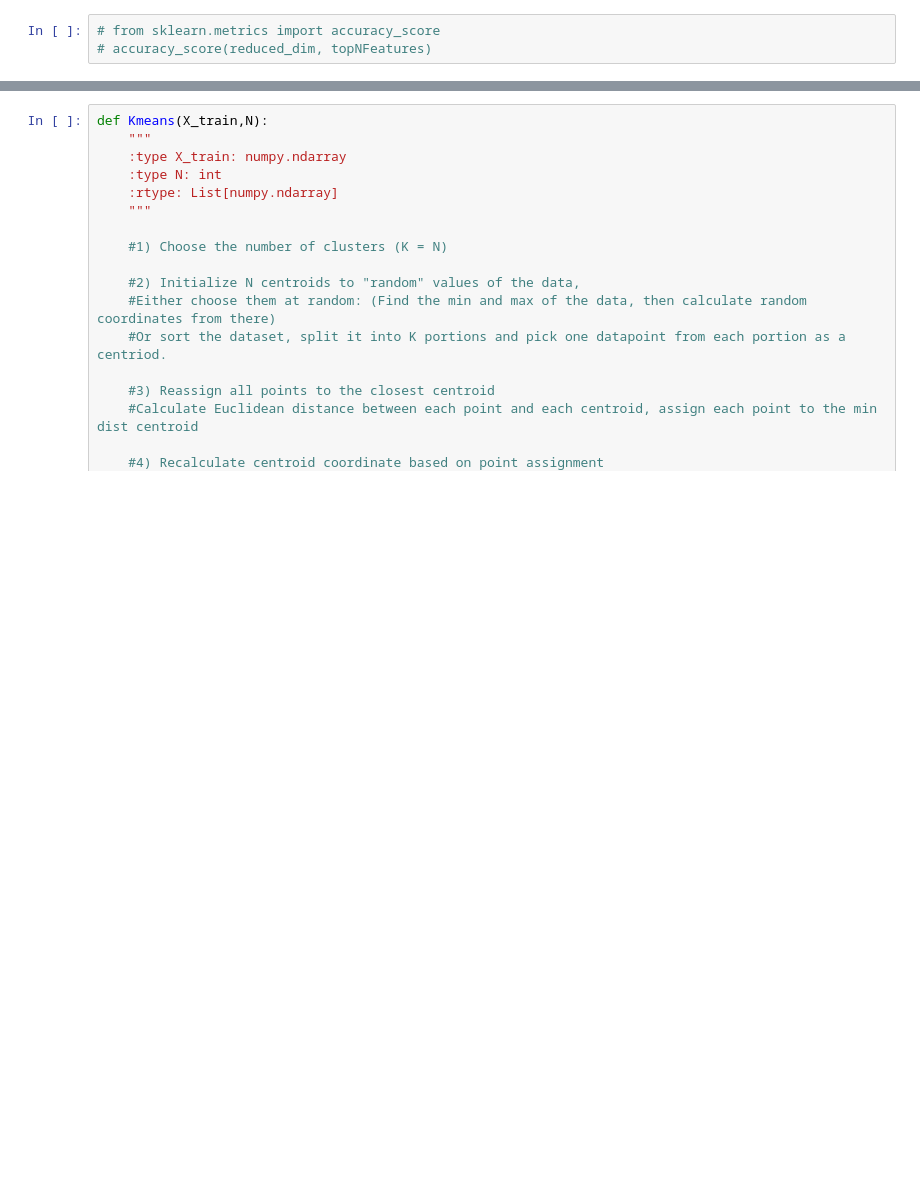
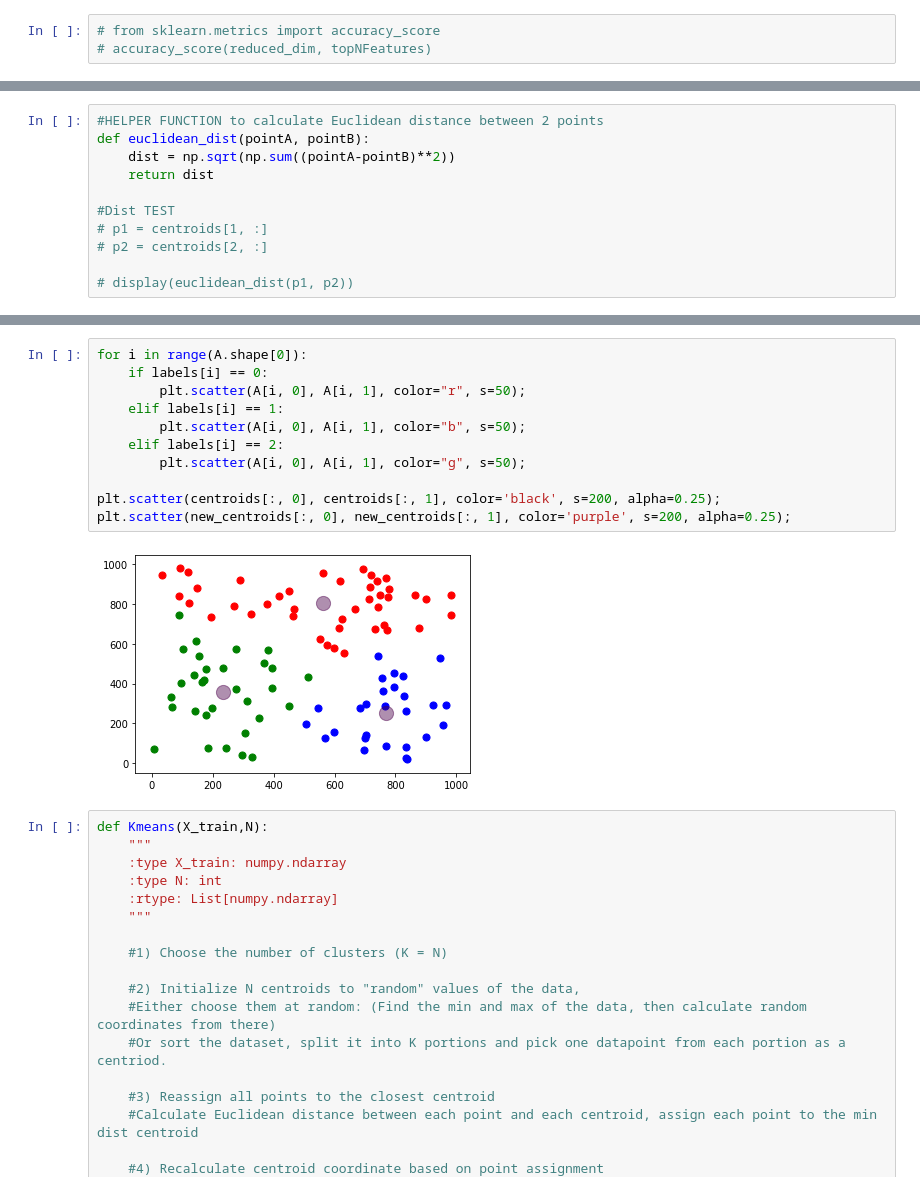
Before and after one commit to lbeitzel/DIC-A1, a Jupyter notebook: Assignment1.ipynb, the cells around one changed output, grey strips where cells are left out. Saved outputs shown, nothing was run; the diff lists cells and outputs as text; blank space fills up the shorter version.

```diff
--- a/Assignment1.ipynb
+++ b/Assignment1.ipynb
@@ -861,0 +1017,11 @@ array([[-0.99164618,  0.10754743],
+# %%
+#HELPER FUNCTION to calculate Euclidean distance between 2 points
+def euclidean_dist(pointA, pointB):
+    dist = np.sqrt(np.sum((pointA-pointB)**2))
+    return dist
+
+#Dist TEST
+# p1 = centroids[1, :]
+# p2 = centroids[2, :]
+
+# display(euclidean_dist(p1, p2))
@@ -862,3 +1159,16 @@ array([[-0.99164618,  0.10754743],
+# %%
+for i in range(A.shape[0]):
+    if labels[i] == 0:
+        plt.scatter(A[i, 0], A[i, 1], color="r", s=50);
+    elif labels[i] == 1:
+        plt.scatter(A[i, 0], A[i, 1], color="b", s=50);
+    elif labels[i] == 2:
+        plt.scatter(A[i, 0], A[i, 1], color="g", s=50);
+
+plt.scatter(centroids[:, 0], centroids[:, 1], color='black', s=200, alpha=0.25);
+plt.scatter(new_centroids[:, 0], new_centroids[:, 1], color='purple', s=200, alpha=0.25);
+# %% [output]
+[figure, added]
 # %%
 def Kmeans(X_train,N):
     """
```
Also changed, not shown: parts of 22 cells of this notebook.
